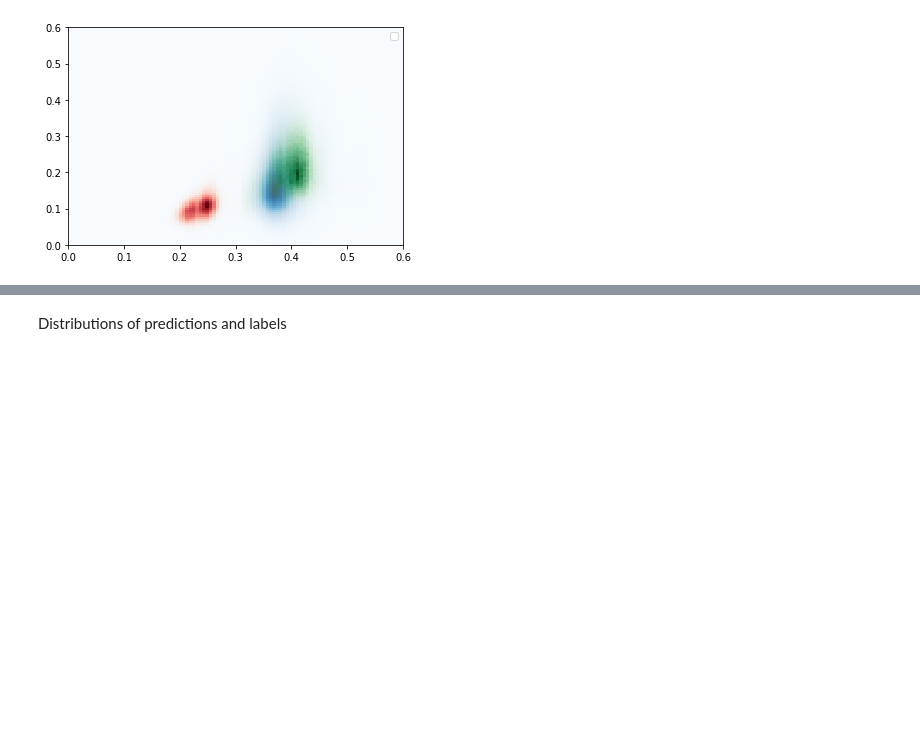
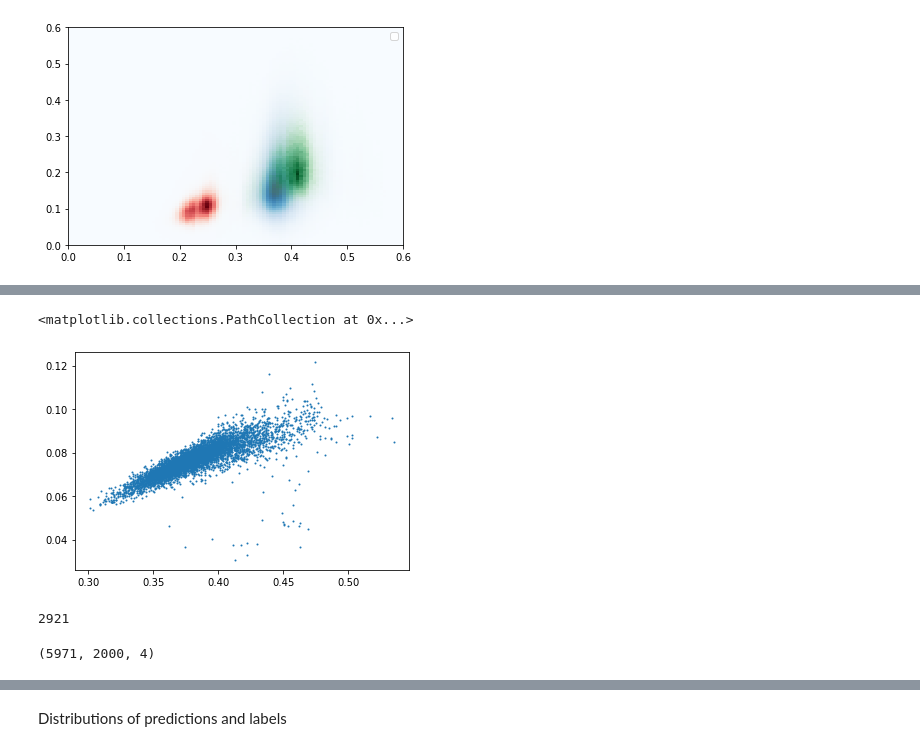
Before and after one commit to Alexwestbrook/mnhn-internship_DeepCNN_ChIP-seq, a Jupyter notebook: Generating_sequences.ipynb, the cells around one changed output, grey strips where cells are left out. Drawn from its saved outputs; the diff is of its cells as text; code cells hidden in the pictures; blank space fills up the shorter version.

```diff
--- a/Generating_sequences.ipynb
+++ b/Generating_sequences.ipynb
@@ -1387,0 +1445,25 @@ plt.close()
+# %%
+plt.scatter(window_gc_yeast, window_preds_yeast[:, 0], s=1)
+# %% [output]
+<matplotlib.collections.PathCollection at 0x...>
+[figure, added]
+# %%
+np.sum(counts // 2)
+# %% [output]
+2921
+# %%
+window_gc = {}
+window_one_hot = {}
+with np.load(Path(data_dir, species, 'genome', 'W303', 'W303.npz')) as f:
+    for chr_id in f.keys():
+        window_one_hot[chr_id] = utils.chunk_regions(f[chr_id], 2000)
+window_one_hot_yeast = np.concatenate([v for k, v in window_one_hot.items() if k[:3]=='chr'], axis=0)
+noN_mask = np.sum(window_one_hot_yeast, axis=(1, 2)) == 2000
+window_one_hot_yeast = window_one_hot_yeast[noN_mask]
+window_preds_nuc_yeast = window_preds_yeast[noN_mask, 0]
+window_gc_yeast = utils.GC_content(window_one_hot_yeast)
+print(window_one_hot_yeast.shape)
+# seps = np.cumsum([len(v) for k, v in window_one_hot.items() if k[:3]=='chr'])
+# print(seps)
+# %% [output]
+(5971, 2000, 4)
```
Also changed, not shown: parts of 24 cells of this notebook.
